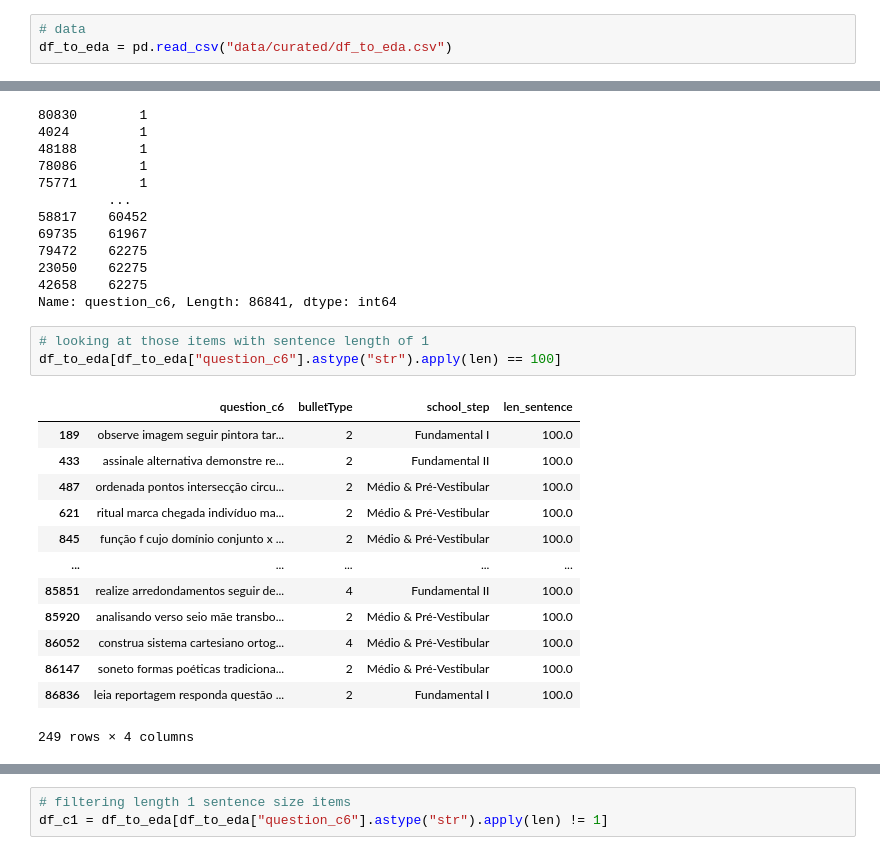
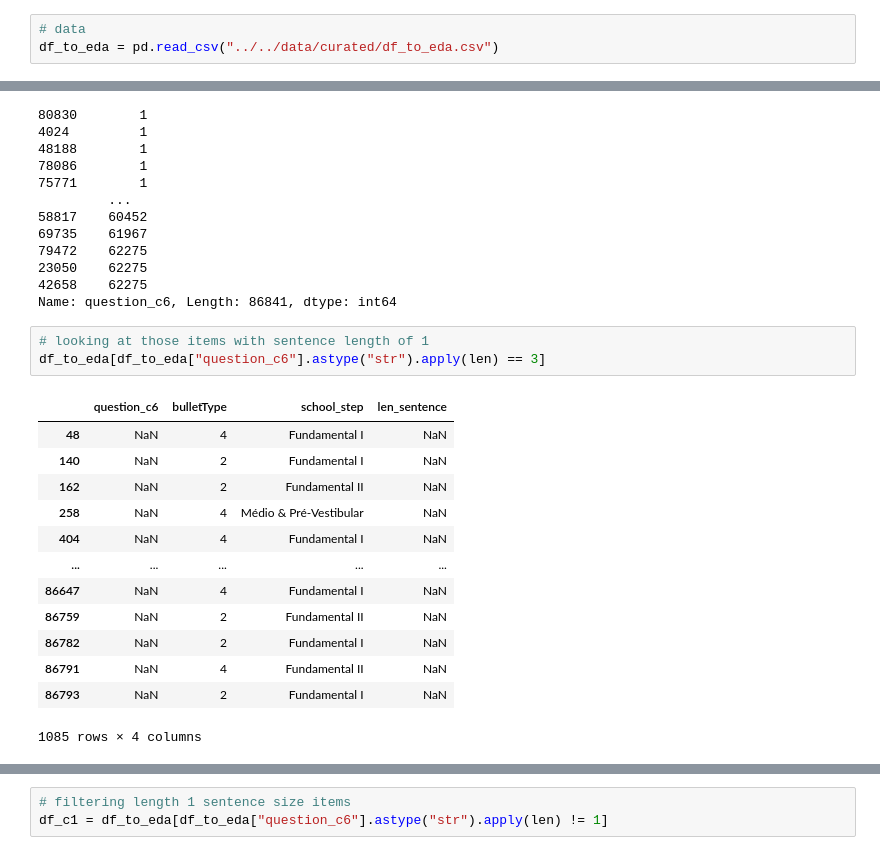
Before and after one commit to LucianoBatista/bncc-classifier, a Jupyter notebook: analysis/notebooks/luciano-01-01-eda.ipynb, the cells around one changed output, grey strips where cells are left out. Drawn from its saved outputs; the diff is of its cells as text.

```diff
--- a/analysis/notebooks/luciano-01-01-eda.ipynb
+++ b/analysis/notebooks/luciano-01-01-eda.ipynb
@@ -11,6 +11,6 @@ mpl.rcParams['figure.dpi'] = 300
 # %%
 # data
-df_to_eda = pd.read_csv("data/curated/df_to_eda.csv")
+df_to_eda = pd.read_csv("../../data/curated/df_to_eda.csv")
 # %%
 # how much data we have on school_step
 df_to_eda["school_step"].value_counts()
@@ -117,18 +117,18 @@ df_to_eda['question_c6'].astype("str").apply(len).sort_values()
 Name: question_c6, Length: 86841, dtype: int64
 # %%
 # looking at those items with sentence length of 1
-df_to_eda[df_to_eda["question_c6"].astype("str").apply(len) == 100]
+df_to_eda[df_to_eda["question_c6"].astype("str").apply(len) == 3]
 # %% [output]
 |  | question_c6 | bulletType | school_step | len_sentence |
-| 189 | observe imagem seguir pintora tar... | 2 | Fundamental I | 100.0 |
-| 433 | assinale alternativa demonstre re... | 2 | Fundamental II | 100.0 |
-| 487 | ordenada pontos intersecção circu... | 2 | Médio & Pré-Vestibular | 100.0 |
-| 621 | ritual marca chegada indivíduo ma... | 2 | Médio & Pré-Vestibular | 100.0 |
-| 845 | função f cujo domínio conjunto x ... | 2 | Médio & Pré-Vestibular | 100.0 |
+| 48 | NaN | 4 | Fundamental I | NaN |
+| 140 | NaN | 2 | Fundamental I | NaN |
+| 162 | NaN | 2 | Fundamental II | NaN |
+| 258 | NaN | 4 | Médio & Pré-Vestibular | NaN |
+| 404 | NaN | 4 | Fundamental I | NaN |
 | ... | ... | ... | ... | ... |
-| 85851 | realize arredondamentos seguir de... | 4 | Fundamental II | 100.0 |
-| 85920 | analisando verso seio mãe transbo... | 2 | Médio & Pré-Vestibular | 100.0 |
-| 86052 | construa sistema cartesiano ortog... | 4 | Médio & Pré-Vestibular | 100.0 |
-| 86147 | soneto formas poéticas tradiciona... | 2 | Médio & Pré-Vestibular | 100.0 |
-| 86836 | leia reportagem responda questão ... | 2 | Fundamental I | 100.0 |
+| 86647 | NaN | 4 | Fundamental I | NaN |
+| 86759 | NaN | 2 | Fundamental II | NaN |
+| 86782 | NaN | 2 | Fundamental I | NaN |
+| 86791 | NaN | 4 | Fundamental II | NaN |
+| 86793 | NaN | 2 | Fundamental I | NaN |
-249 rows × 4 columns
+1085 rows × 4 columns
```
Also changed, not shown: parts of 3 cells of this notebook, 26 other files.
